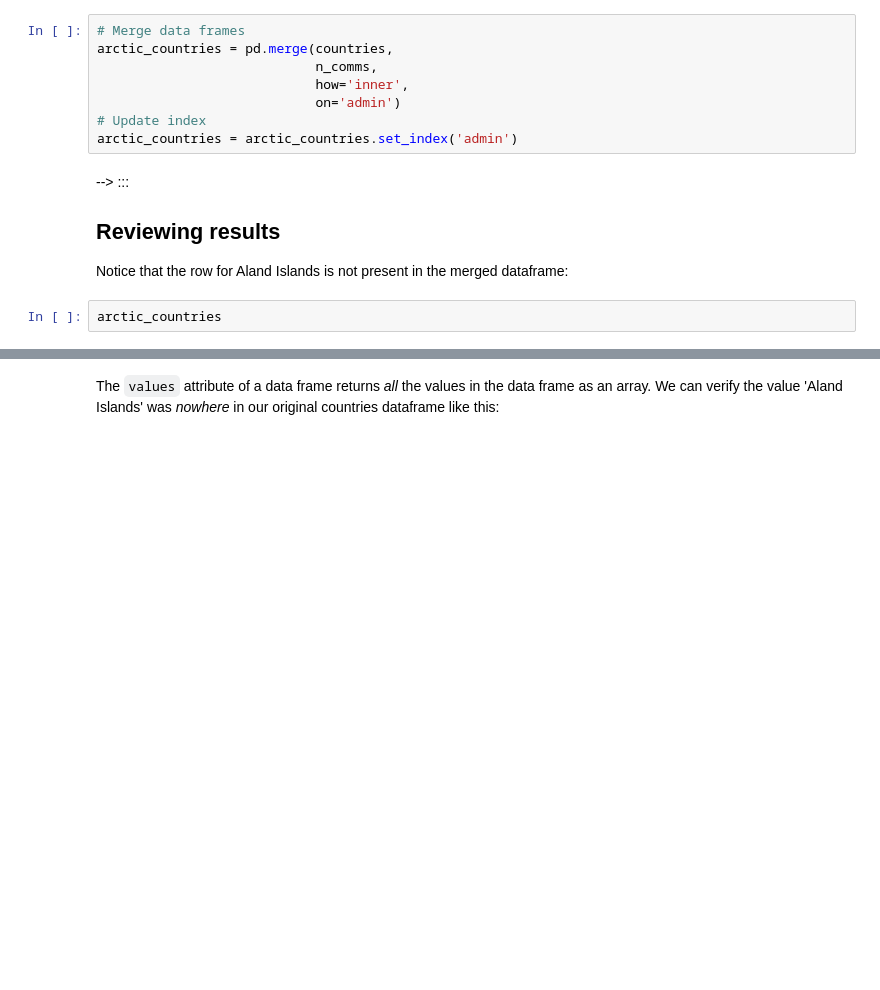
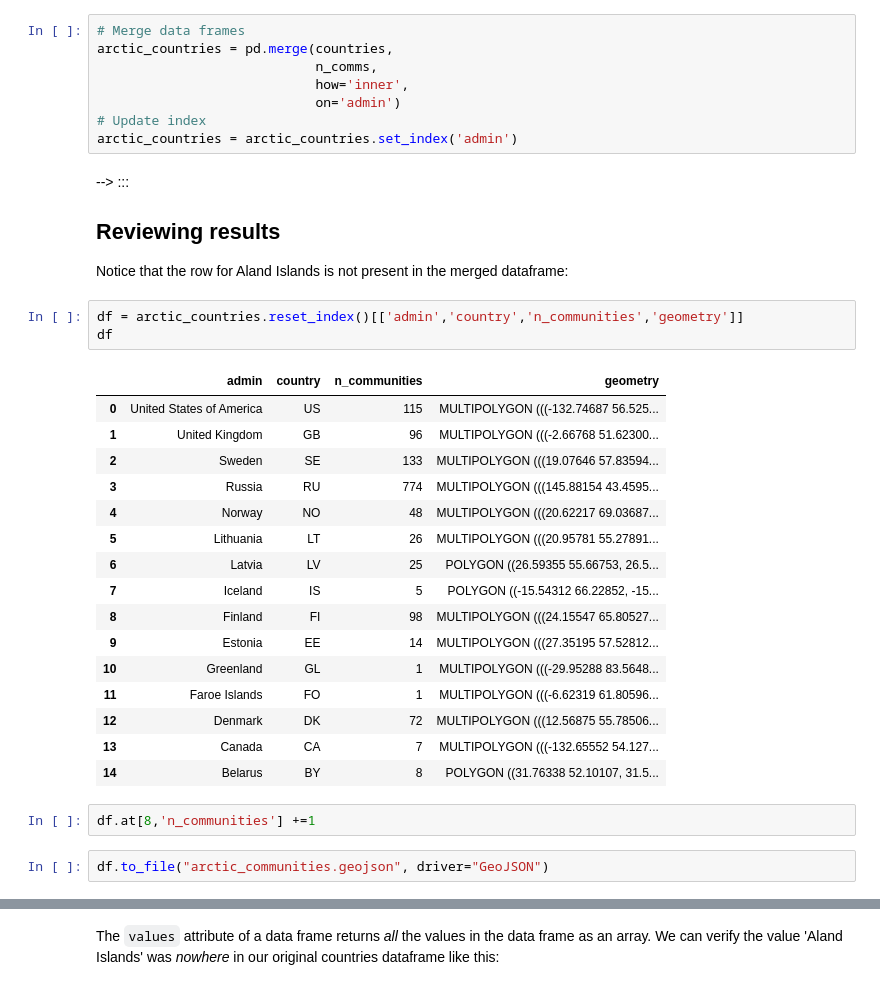
Before and after one commit to MEDS-eds-220/MEDS-eds-220-course, a Jupyter notebook: book/chapters/lesson-12-merge-data/lesson-12-merge-data.ipynb, the cells around one changed output, grey strips where cells are left out. Drawn from its saved outputs; the diff is of its cells as text; blank space fills up the shorter version.

```diff
--- a/book/chapters/lesson-12-merge-data/lesson-12-merge-data.ipynb
+++ b/book/chapters/lesson-12-merge-data/lesson-12-merge-data.ipynb
@@ -202,5 +283,27 @@ arctic_countries = arctic_countries.set_index('admin')
 ## Reviewing results
 
 Notice that the row for Aland Islands is not present in the merged dataframe:
-# %%
-arctic_countries
+# %%
+df = arctic_countries.reset_index()[['admin','country','n_communities','geometry']]
+df
+# %% [output]
+|  | admin | country | n_communities | geometry |
+| 0 | United States of America | US | 115 | MULTIPOLYGON (((-132.74687 56.525... |
+| 1 | United Kingdom | GB | 96 | MULTIPOLYGON (((-2.66768 51.62300... |
+| 2 | Sweden | SE | 133 | MULTIPOLYGON (((19.07646 57.83594... |
+| 3 | Russia | RU | 774 | MULTIPOLYGON (((145.88154 43.4595... |
+| 4 | Norway | NO | 48 | MULTIPOLYGON (((20.62217 69.03687... |
+| 5 | Lithuania | LT | 26 | MULTIPOLYGON (((20.95781 55.27891... |
+| 6 | Latvia | LV | 25 | POLYGON ((26.59355 55.66753, 26.5... |
+| 7 | Iceland | IS | 5 | POLYGON ((-15.54312 66.22852, -15... |
+| 8 | Finland | FI | 98 | MULTIPOLYGON (((24.15547 65.80527... |
+| 9 | Estonia | EE | 14 | MULTIPOLYGON (((27.35195 57.52812... |
+| 10 | Greenland | GL | 1 | MULTIPOLYGON (((-29.95288 83.5648... |
+| 11 | Faroe Islands | FO | 1 | MULTIPOLYGON (((-6.62319 61.80596... |
+| 12 | Denmark | DK | 72 | MULTIPOLYGON (((12.56875 55.78506... |
+| 13 | Canada | CA | 7 | MULTIPOLYGON (((-132.65552 54.127... |
+| 14 | Belarus | BY | 8 | POLYGON ((31.76338 52.10107, 31.5... |
+# %%
+df.at[8,'n_communities'] +=1
+# %%
+df.to_file("arctic_communities.geojson", driver="GeoJSON")
```
Also changed, not shown: parts of 16 cells of this notebook, 28 other files.
